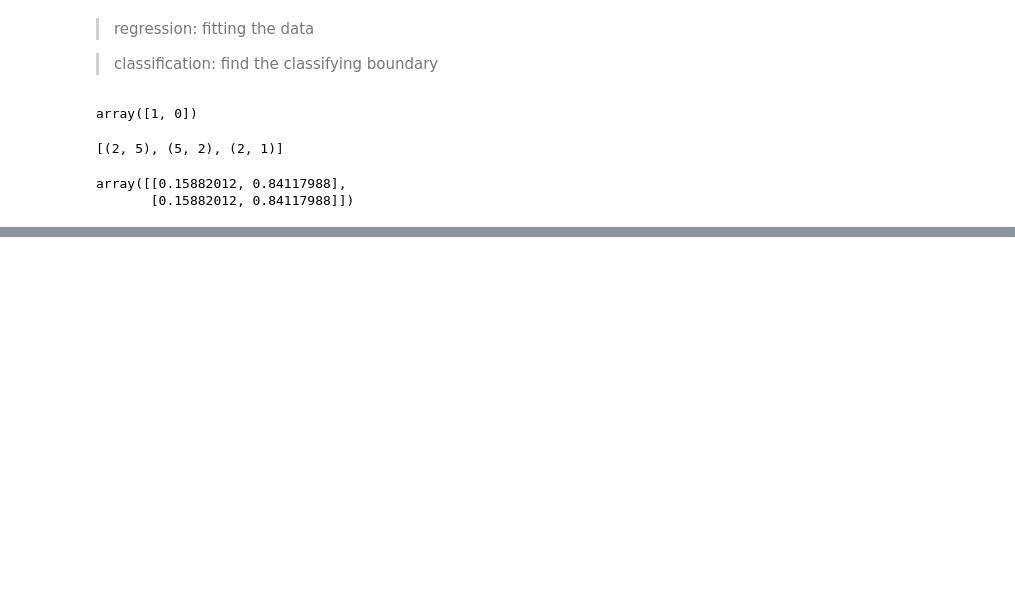
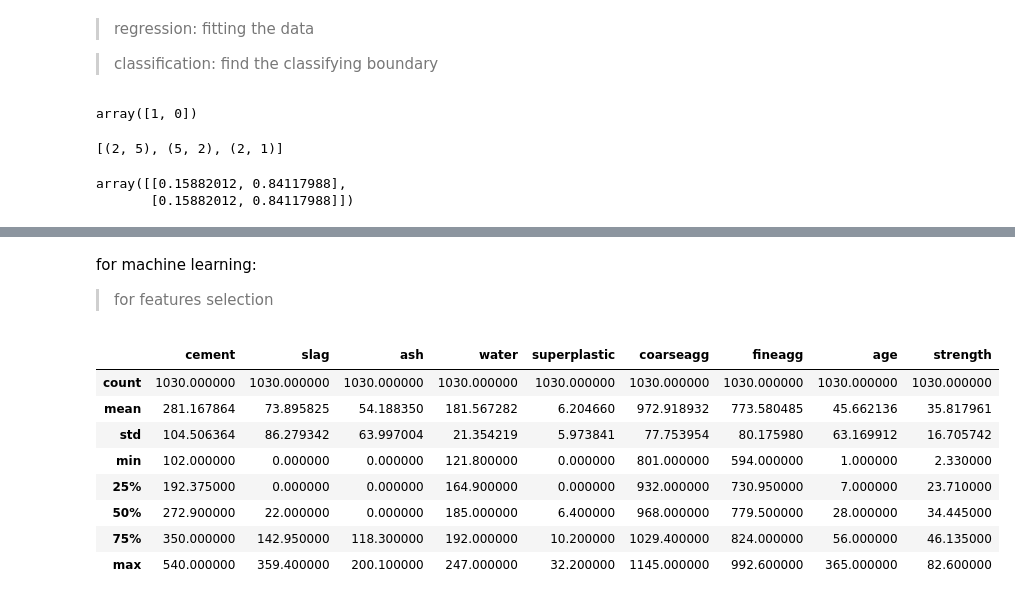
Before and after one commit to HeHeHuang/DeepLearningNLP, a Jupyter notebook: DeepLearning.ipynb, the cells around one changed output, grey strips where cells are left out. Cells and saved outputs as stored; diff of their text form; code cells hidden in the pictures; blank space fills up the shorter version.

```diff
--- a/DeepLearning.ipynb
+++ b/DeepLearning.ipynb
@@ -58,0 +87,15 @@ array([[0.15882012, 0.84117988],
+# %% [markdown]
+for machine learning:
+>for features selection
+# %%
+df.describe()
+# %% [output]
+|  | cement | slag | ash | water | superplastic | coarseagg | fineagg | age | strength |
+| count | 1030.000000 | 1030.000000 | 1030.000000 | 1030.000000 | 1030.000000 | 1030.000000 | 1030.000000 | 1030.000000 | 1030.000000 |
+| mean | 281.167864 | 73.895825 | 54.188350 | 181.567282 | 6.204660 | 972.918932 | 773.580485 | 45.662136 | 35.817961 |
+| std | 104.506364 | 86.279342 | 63.997004 | 21.354219 | 5.973841 | 77.753954 | 80.175980 | 63.169912 | 16.705742 |
+| min | 102.000000 | 0.000000 | 0.000000 | 121.800000 | 0.000000 | 801.000000 | 594.000000 | 1.000000 | 2.330000 |
+| 25% | 192.375000 | 0.000000 | 0.000000 | 164.900000 | 0.000000 | 932.000000 | 730.950000 | 7.000000 | 23.710000 |
+| 50% | 272.900000 | 22.000000 | 0.000000 | 185.000000 | 6.400000 | 968.000000 | 779.500000 | 28.000000 | 34.445000 |
+| 75% | 350.000000 | 142.950000 | 118.300000 | 192.000000 | 10.200000 | 1029.400000 | 824.000000 | 56.000000 | 46.135000 |
+| max | 540.000000 | 359.400000 | 200.100000 | 247.000000 | 32.200000 | 1145.000000 | 992.600000 | 365.000000 | 82.600000 |
```
Also changed, not shown: parts of 32 cells of this notebook.
